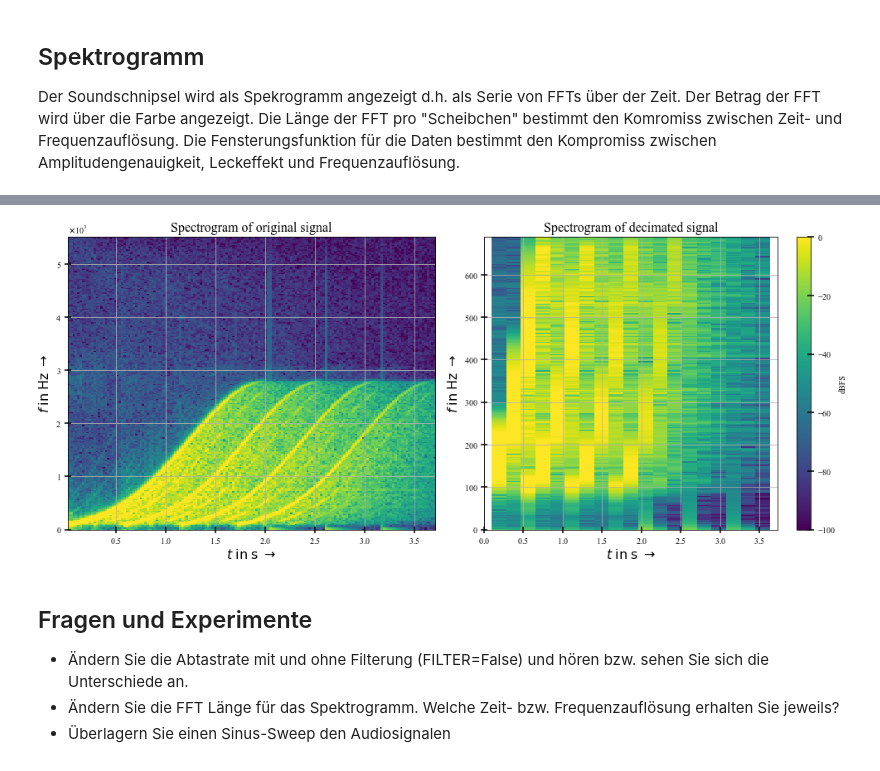
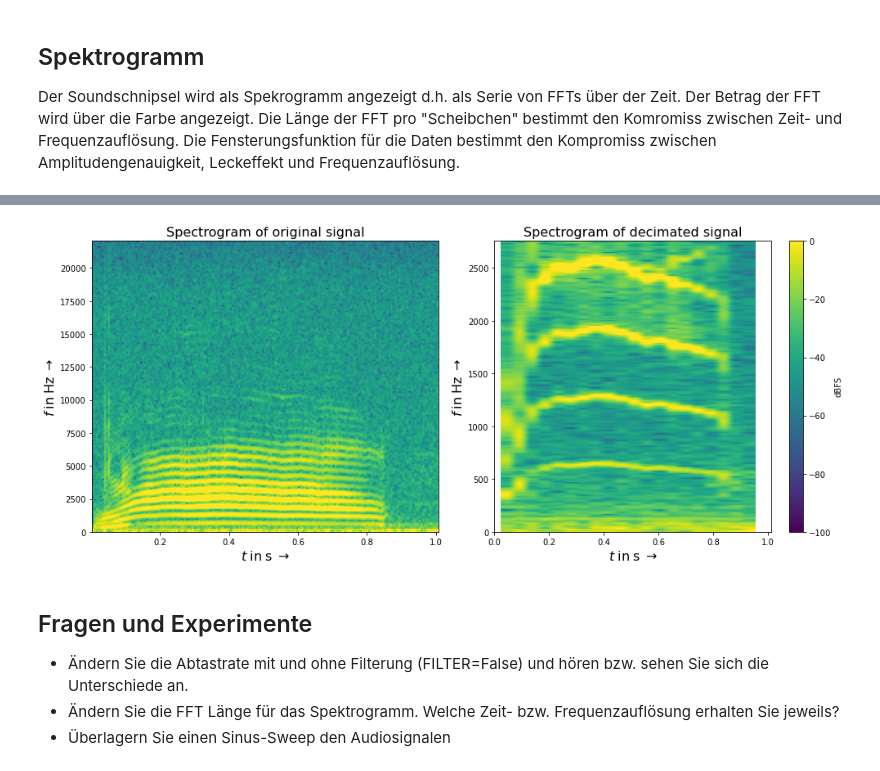
Before and after one commit to chipmuenk/dsp, a Jupyter notebook: notebooks/09_SMP/SMP_Audio_decimation.ipynb, the cells around one changed output, grey strips where cells are left out. Saved outputs shown, nothing was run; the diff lists cells and outputs as text; code cells hidden in the pictures.

```diff
--- a/notebooks/09_SMP/SMP_Audio_decimation.ipynb
+++ b/notebooks/09_SMP/SMP_Audio_decimation.ipynb
@@ -36,4 +31,13 @@ Demonstrate reading a wav-File and playing it
 # %%
+
+figsize = {"figsize":(14,6)}
+np_type = np.int16 # data type for wav file
+path = '../medien' # path for wav files
+filename = 'ComputerBeeps2.wav'
+filename = 'SpaceRipple.wav'
+#filename = '92002__jcveliz__violin-origional.wav'
+filename = "4914__noisecollector__cat2.wav"
+
 wf = wave.open(os.path.join(path, filename),'rb')
 N_CHAN   = wf.getnchannels()# number of channels
 W_SAMP   = wf.getsampwidth()# wordlength of samples
@@ -44,7 +48,7 @@ STEREO = N_CHAN == 2
 samples_in = np.frombuffer(wf.readframes(-1), dtype=np_type) # wav data as 16 bit integers in interleaved channels
 samples = np.array([samples_in[idx::N_CHAN] for idx in range(N_CHAN)]) # deinterleave channels to numpy array N_CHAN x N_FRAMES
 
-wf.close()
+wf.close() # wav data has been copied to numpy array, close file now.
 
 print("Channels:\t{0}\nSample width:\t{1} bytes\nOutput rate:\t{2} Hz\nInput Samples:\t{3}"\
       .format(N_CHAN, W_SAMP, rate_in, N_FRAMES))
@@ -113,28 +117,30 @@ Output samples: 5144
 # %%
 dbmin = -100; dbmax = 0 # Limits for log. display
 fig2, ax = subplots(nrows=1, ncols=2, **figsize)
 Pxx, freqs, bins, im = ax[0].specgram(samples[0] / NFFT, NFFT=NFFT, Fs=rate_in,
                             noverlap=NFFT/2, mode = 'magnitude', window = win,
                             scale = 'dB', vmin = dbmin, vmax = dbmax)
 ax[0].set_xlabel(r'$t \; \mathrm{in \; s}\;\rightarrow$', fontsize = 16)
 ax[0].set_ylabel(r'$f \; \mathrm{in \; Hz}\;\rightarrow$', fontsize = 16)
 ax[0].set_title('Spectrogram of original signal', fontsize = 16)
 ax[0].set_xlim(ax[0].get_xlim())
 ax[0].set_ylim([0, rate_in/2])
 
 Pxx, freqs, bins, im2 = ax[1].specgram(samples_out[0] / NFFT, NFFT=NFFT, Fs=rate_out,
                             noverlap=NFFT/2, mode = 'magnitude', window = win,
                             scale = 'dB', vmin = dbmin, vmax = dbmax)
 ax[1].set_xlabel(r'$t \; \mathrm{in \; s}\;\rightarrow$', fontsize = 16)
 ax[1].set_ylabel(r'$f \; \mathrm{in \; Hz}\;\rightarrow$', fontsize = 16)
-ax[1].set_title('Spectrogram of decimated signal', fontsize = 16)
+if FILTER:
+    ax[1].set_title('Spectrogram of decimated signal', fontsize = 16)
+else:
+    ax[1].set_title('Spectrogram of downsampled signal', fontsize = 16)
 ax[1].set_xlim([0, n_samp_out/rate_out])
 ax[1].set_ylim([0, rate_out/2])
 plt.colorbar(im2, label = "dBFS")
 plt.tight_layout()
-plt.show()
 # %% [output]
-[figure, old version]
+[figure, new version]
 # %% [markdown]
 ## Fragen und Experimente ##
 
```
Also changed, not shown: parts of 8 cells of this notebook.
